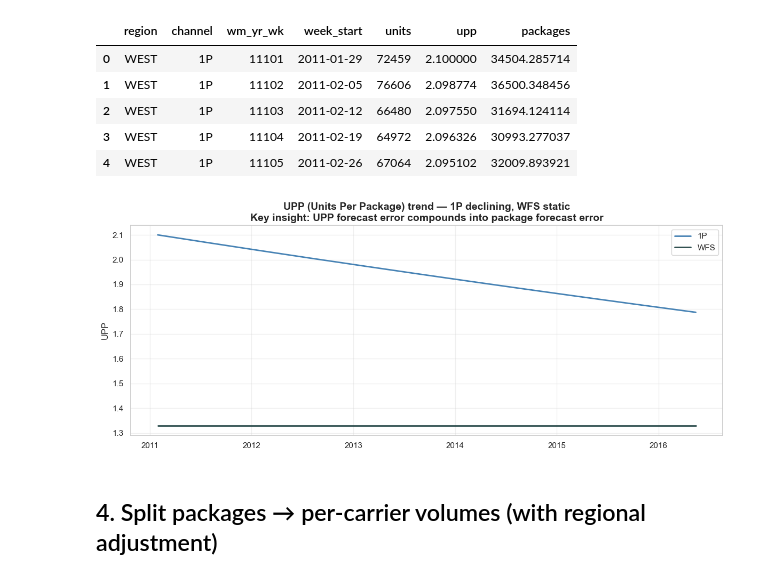
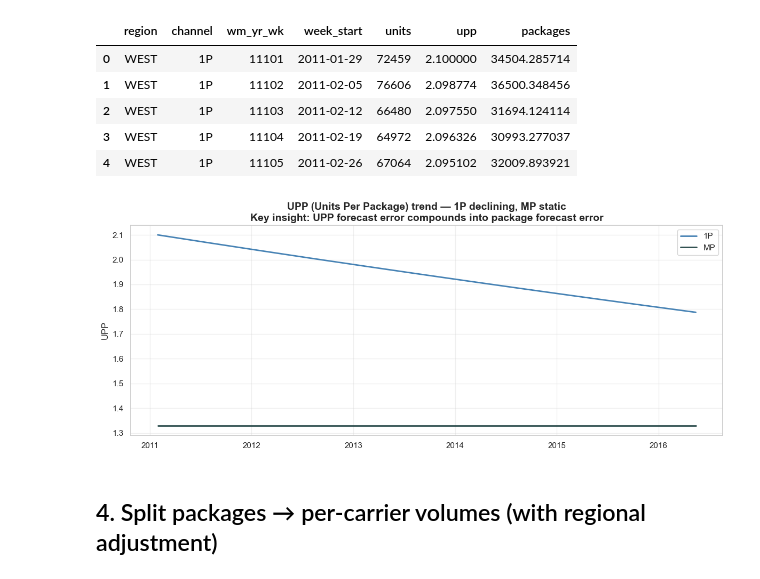
Before and after one commit to sriramkishoren/parcelcast, a Jupyter notebook: notebooks/01_data_quality_eda.executed.ipynb, the cells around one changed output. Cells and saved outputs as stored; diff of their text form; code cells hidden in the pictures.

Commit message:
anonymizing this project

```diff
--- a/notebooks/01_data_quality_eda.executed.ipynb
+++ b/notebooks/01_data_quality_eda.executed.ipynb
@@ -105,26 +105,26 @@ weekly.head()
 | 3 | WEST | 1P | 11104 | 2011-02-19 | 64972 | 2.096326 | 30993.277037 |
 | 4 | WEST | 1P | 11105 | 2011-02-26 | 67064 | 2.095102 | 32009.893921 |
 # %%
-# Show the UPP trend (1P declining, WFS static) — the project's key insight
-CHANNEL_COLORS = {"1P": "steelblue", "WFS": "darkslategray"}
+# Show the UPP trend (1P declining, MP static) — the project's key insight
+CHANNEL_COLORS = {"1P": "steelblue", "MP": "darkslategray"}
 fig, ax = plt.subplots(figsize=(12, 5))
 for ch in weekly["channel"].unique():
     sub = weekly[weekly["channel"] == ch].drop_duplicates("week_start")
     ax.plot(sub["week_start"], sub["upp"], label=ch, linewidth=2,
             color=CHANNEL_COLORS.get(ch, "steelblue"))
 ax.set_title(
-    "UPP (Units Per Package) trend — 1P declining, WFS static\n"
+    "UPP (Units Per Package) trend — 1P declining, MP static\n"
     "Key insight: UPP forecast error compounds into package forecast error",
     fontsize=14, fontweight="bold",
 )
 ax.set_ylabel("UPP")
 ax.legend()
 ax.grid(True, alpha=0.3)
 fig.tight_layout()
 fig.savefig(PRESENTATION_DIR / "01_upp_trend.png", dpi=150, bbox_inches="tight")
 plt.show()
 # %% [output]
-[figure, old version]
+[figure, new version]
 # %% [markdown]
 ## 4. Split packages → per-carrier volumes (with regional adjustment)
 # %%
```
Also changed, not shown: parts of 4 cells of this notebook, 19 other files.
